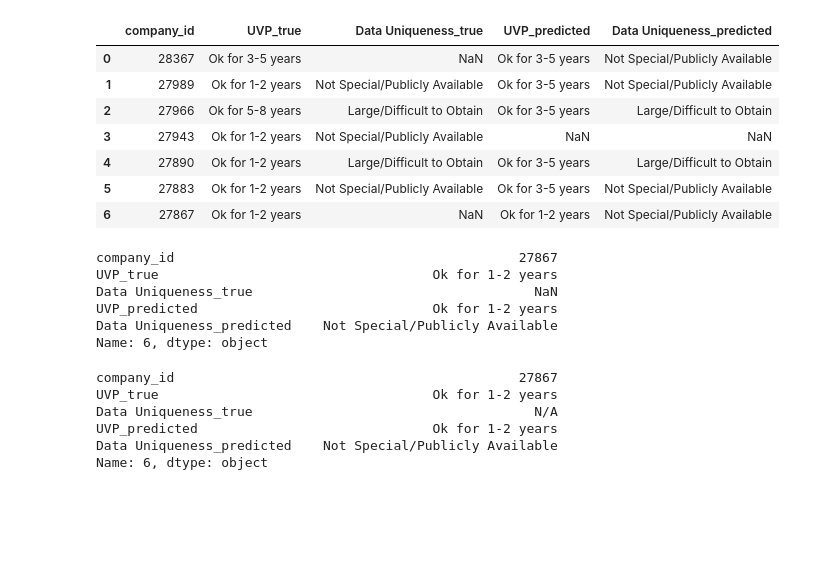
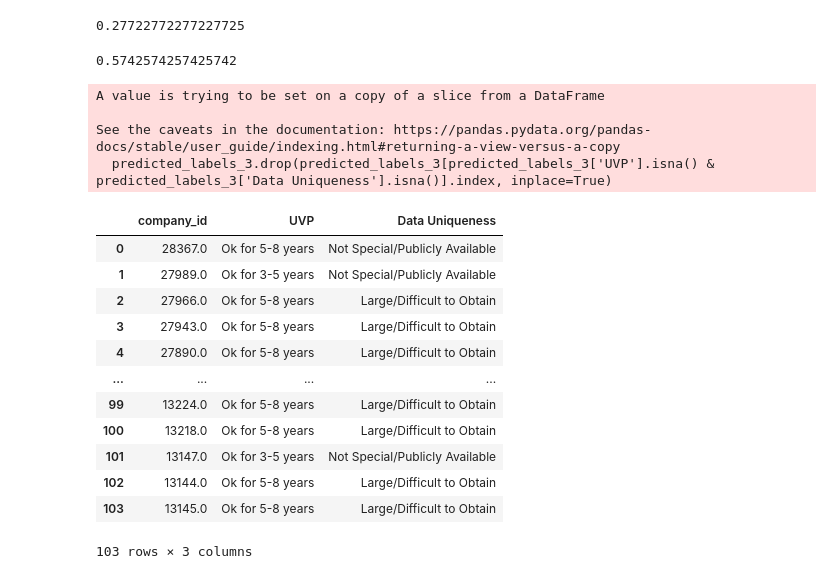
Before and after one commit to nilanshadargan/masters_thesis, a Jupyter notebook: chatgpt_results.ipynb, the cells around one changed output. Drawn from its saved outputs; the diff is of its cells as text; code cells hidden in the pictures; blank space fills up the shorter version.

```diff
--- a/chatgpt_results.ipynb
+++ b/chatgpt_results.ipynb
@@ -4,8 +5,9 @@ from sklearn.metrics import confusion_matrix
 import matplotlib.pyplot as plt
 import seaborn as sns
 # %%
-chatgpt_results_4 = pd.read_csv('Data/final_classified_gpt4o.csv')
+chatgpt_results_4o = pd.read_csv('Data/final_classified_gpt4o.csv')
 chatgpt_results_3 = pd.read_csv('Data/final_classified_gpt3turbo.csv')
+chatgpt_results_4 = pd.read_csv('Data/final_classified_gpt-4-turbo.csv')
 labels = pd.read_csv('Data/final.csv')
 examples_df = pd.read_csv('Data/examples_chatgpt.csv')
 # %%
@@ -163,13 +177,4 @@ comparison_df_2 = pd.merge(
     suffixes=('_true', '_predicted')
 )
 
-comparison_df_2
+comparison_df_2.fillna('N/A', inplace=True)
-# %% [output]
-|  | company_id | UVP_true | Data Uniqueness_true | UVP_predicted | Data Uniqueness_predicted |
-| 0 | 28367 | Ok for 3-5 years | NaN | Ok for 3-5 years | Not Special/Publicly Available |
-| 1 | 27989 | Ok for 1-2 years | Not Special/Publicly Available | Ok for 3-5 years | Not Special/Publicly Available |
-| 2 | 27966 | Ok for 5-8 years | Large/Difficult to Obtain | Ok for 3-5 years | Large/Difficult to Obtain |
-| 3 | 27943 | Ok for 1-2 years | Not Special/Publicly Available | NaN | NaN |
-| 4 | 27890 | Ok for 1-2 years | Large/Difficult to Obtain | Ok for 3-5 years | Large/Difficult to Obtain |
-| 5 | 27883 | Ok for 1-2 years | Not Special/Publicly Available | Ok for 3-5 years | Not Special/Publicly Available |
-| 6 | 27867 | Ok for 1-2 years | NaN | Ok for 1-2 years | Not Special/Publicly Available |
@@ -175,0 +209,10 @@ comparison_df_2
+# %%
+accuracy_uvp_gpt4o = accuracy_score(comparison_df_2['UVP_true'], comparison_df_2['UVP_predicted'])
+accuracy_uvp_gpt4o
+# %% [output]
+0.27722772277227725
+# %%
+accuracy_du_gpt4o = accuracy_score(comparison_df_2['Data Uniqueness_true'], comparison_df_2['Data Uniqueness_predicted'])
+accuracy_du_gpt4o
+# %% [output]
+0.5742574257425742
@@ -176,18 +316,23 @@ comparison_df_2
 # %%
-comparison_df_2.drop(comparison_df_2[comparison_df_2['UVP_predicted'].isna() & comparison_df_2['Data Uniqueness_predicted'].isna()].index, inplace=True)
+ predicted_labels_3.drop(predicted_labels_3[predicted_labels_3['UVP'].isna() & predicted_labels_3['Data Uniqueness'].isna()].index, inplace=True)
 # %% [output]
-company_id                                            27867
-UVP_true                                   Ok for 1-2 years
-Data Uniqueness_true                                    NaN
-UVP_predicted                              Ok for 1-2 years
-Data Uniqueness_predicted    Not Special/Publicly Available
-Name: 6, dtype: object
+A value is trying to be set on a copy of a slice from a DataFrame
+
+See the caveats in the documentation: https://pandas.pydata.org/pandas-docs/stable/user_guide/indexing.html#returning-a-view-versus-a-copy
+  predicted_labels_3.drop(predicted_labels_3[predicted_labels_3['UVP'].isna() & predicted_labels_3['Data Uniqueness'].isna()].index, inplace=True)
-# %%
-comparison_df_2.fillna('N/A', inplace=True)
-# %% [output]
-company_id                                            27867
-UVP_true                                   Ok for 1-2 years
-Data Uniqueness_true                                    N/A
-UVP_predicted                              Ok for 1-2 years
-Data Uniqueness_predicted    Not Special/Publicly Available
-Name: 6, dtype: object
+# %%
+predicted_labels_3
+# %% [output]
+|  | company_id | UVP | Data Uniqueness |
+| 0 | 28367.0 | Ok for 5-8 years | Not Special/Publicly Available |
+| 1 | 27989.0 | Ok for 3-5 years | Not Special/Publicly Available |
+| 2 | 27966.0 | Ok for 5-8 years | Large/Difficult to Obtain |
+| 3 | 27943.0 | Ok for 5-8 years | Large/Difficult to Obtain |
+| 4 | 27890.0 | Ok for 5-8 years | Large/Difficult to Obtain |
+| ... | ... | ... | ... |
+| 99 | 13224.0 | Ok for 5-8 years | Large/Difficult to Obtain |
+| 100 | 13218.0 | Ok for 5-8 years | Large/Difficult to Obtain |
+| 101 | 13147.0 | Ok for 3-5 years | Not Special/Publicly Available |
+| 102 | 13144.0 | Ok for 5-8 years | Large/Difficult to Obtain |
+| 103 | 13145.0 | Ok for 5-8 years | Large/Difficult to Obtain |
+103 rows × 3 columns
```
Also changed, not shown: parts of 33 cells of this notebook, 4 other files.
